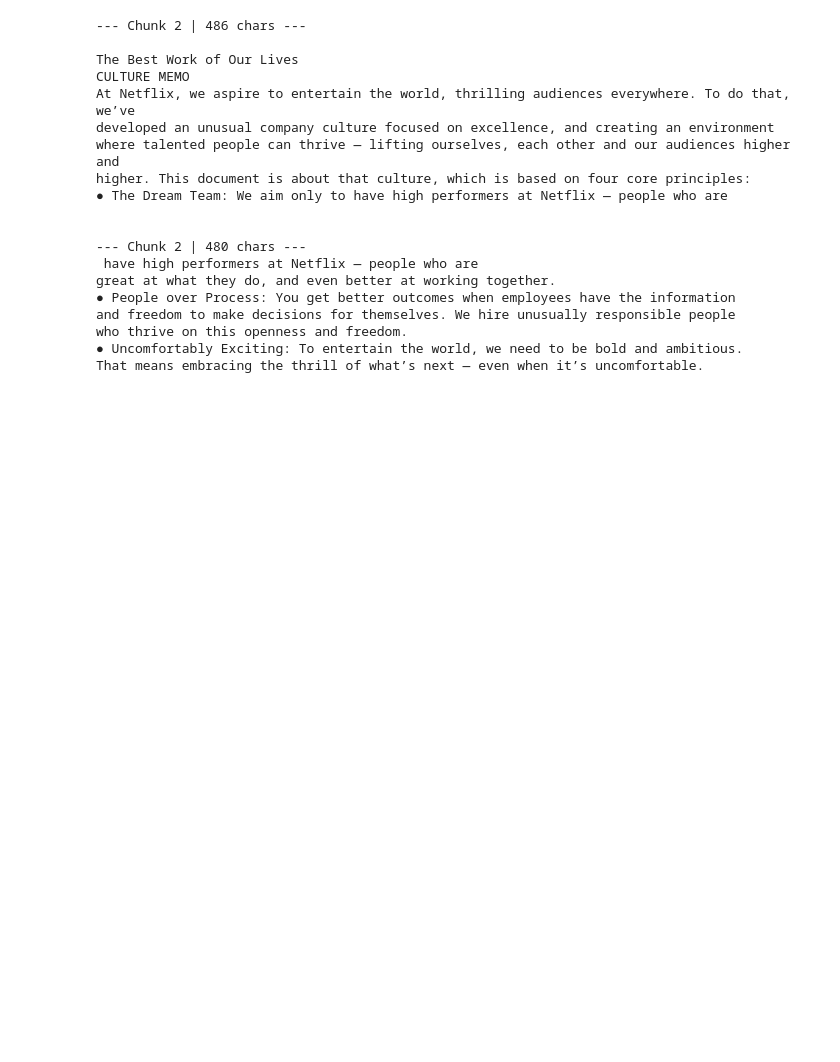
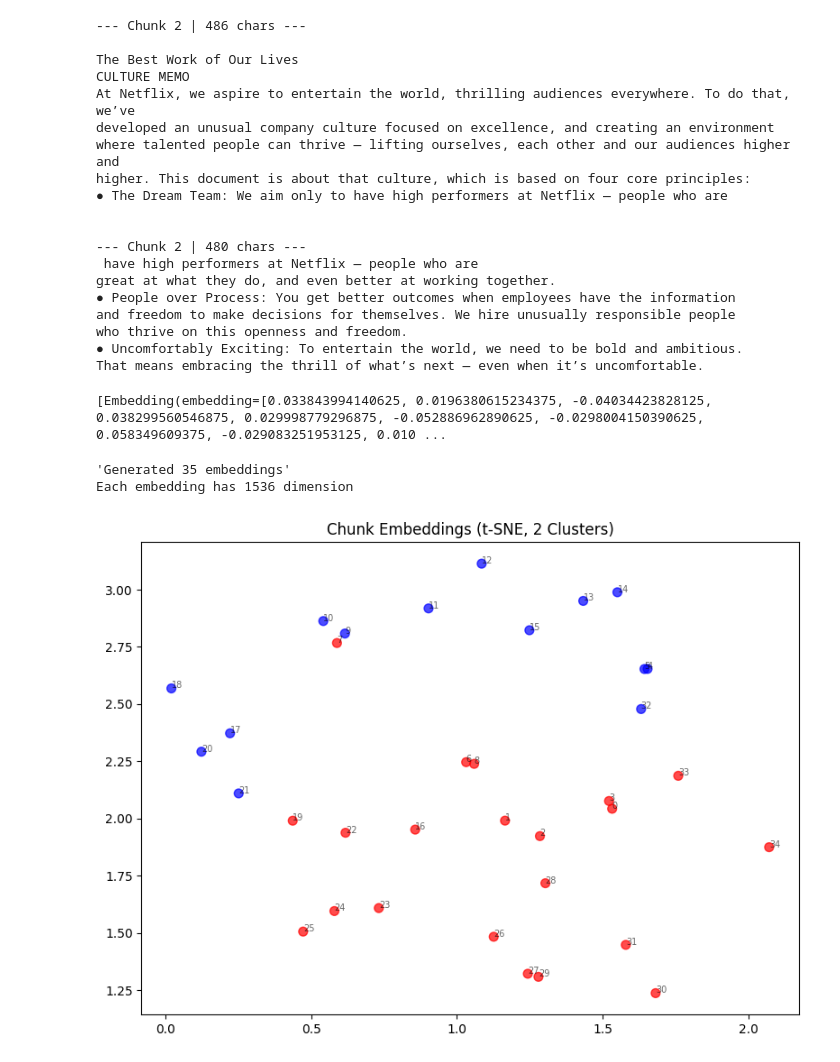
Before and after one commit to silam/digital_twin, a Jupyter notebook: AI Engineering Part 1/week-5/RAG.ipynb, the cells around one changed output. Drawn from its saved outputs; the diff is of its cells as text; code cells hidden in the pictures; blank space fills up the shorter version.

Commit message:
Show cluster of text embeddings

```diff
--- a/AI Engineering Part 1/week-5/RAG.ipynb
+++ b/AI Engineering Part 1/week-5/RAG.ipynb
@@ -18,6 +18,8 @@ else:
     print("Key is: " + OPENAI_API_KEY[:8])
 # %% [output]
 Key is: sk-proj-
+# %%
+client = OpenAI(api_key=OPENAI_API_KEY)
 # %% [markdown]
 ### Step 2: Load document
 # %%
@@ -267,3 +269,60 @@ and freedom to make decisions for themselves. We hire unusually responsible peop
 who thrive on this openness and freedom.
 ● Uncomfortably Exciting: To entertain the world, we need to be bold and ambitious.
 That means embracing the thrill of what’s next — even when it’s uncomfortable.
+# %%
+#Generate embedding
+response = client.embeddings.create(
+    model = "text-embedding-3-small",
+    input = chunks
+)
+# %%
+print(response.data)
+
+embeddings = [item.embedding for item in response.data]
+# %% [output]
+[Embedding(embedding=[0.033843994140625, 0.0196380615234375, -0.04034423828125, 0.038299560546875, 0.029998779296875, -0.052886962890625, -0.0298004150390625, 0.058349609375, -0.029083251953125, 0.010 ...
+# %%
+pprint(f"Generated {len(embeddings)} embeddings")
+print(f"Each embedding has {len(embeddings[0])} dimension")
+# %% [output]
+'Generated 35 embeddings'
+Each embedding has 1536 dimension
+# %%
+import numpy as np
+import matplotlib.pyplot as plt
+from sklearn.manifold import TSNE
+from sklearn.cluster import KMeans
+
+# Dimensionality reduction (t-SNE)
+reduced = TSNE(
+    n_components=2,
+    random_state=42,
+    perplexity=min(30, len(embeddings) - 1)
+).fit_transform(np.array(embeddings))
+
+# Clustering (KMeans)
+labels = KMeans(
+    n_clusters=2,
+    random_state=42
+).fit_predict(np.array(embeddings))
+
+# Plot
+plt.figure(figsize=(8, 6))
+plt.scatter(
+    reduced[:, 0],
+    reduced[:, 1],
+    c=labels,
+    cmap="bwr",
+    alpha=0.7,
+    s=50
+)
+
+# Annotate points
+for i, (x, y) in enumerate(reduced):
+    plt.annotate(str(i), (x, y), fontsize=7, alpha=0.6)
+
+plt.title("Chunk Embeddings (t-SNE, 2 Clusters)")
+plt.tight_layout()
+plt.show()
+# %% [output]
+[figure, added]
```
Also changed, not shown: parts of 1 cell of this notebook.
